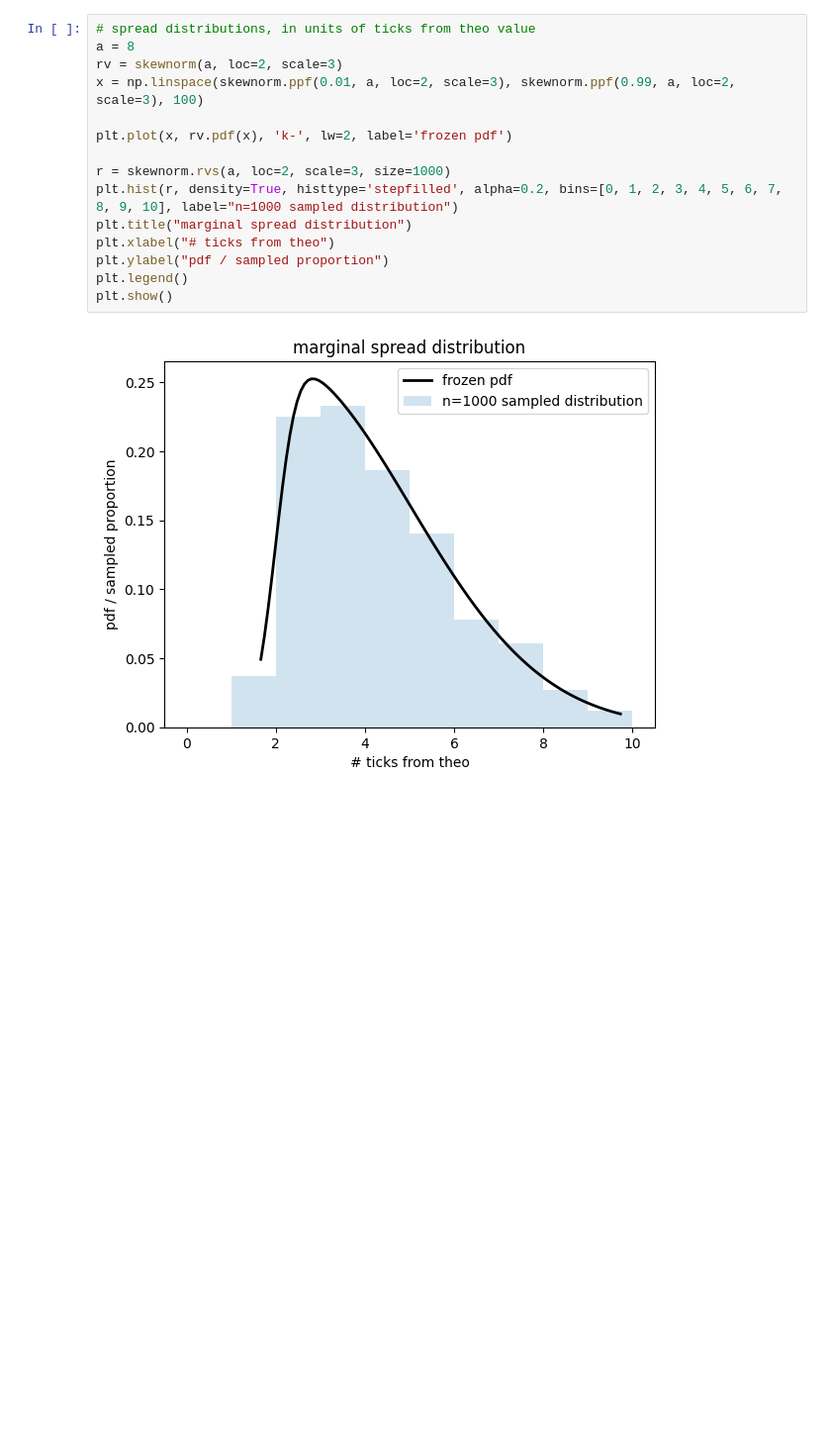
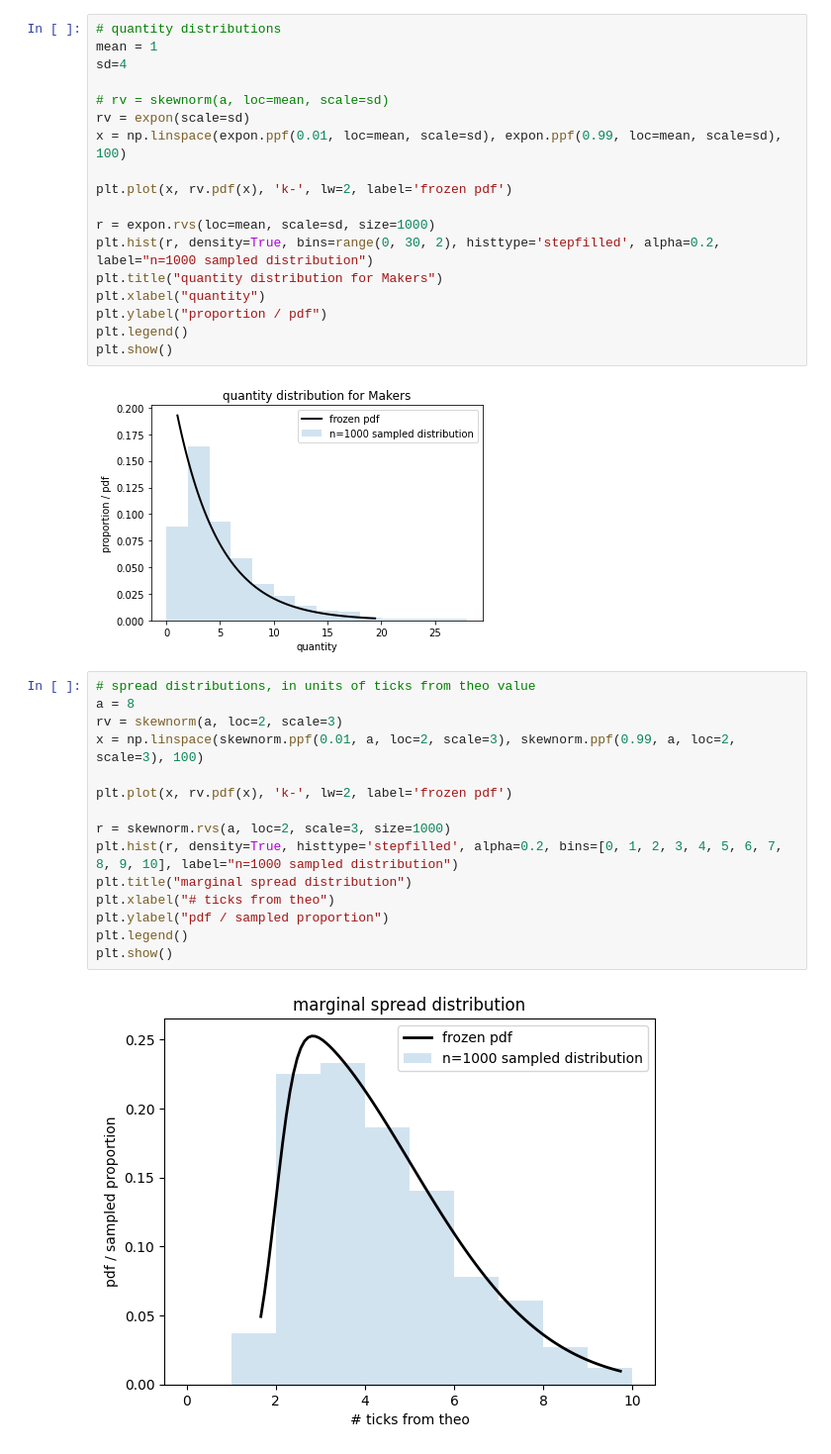
Before and after one commit to albertw-asf/marketSimulationIEOR174, a Jupyter notebook: testing_distributions.ipynb, the cells around one changed output. Shown at 99% size. Cells and saved outputs as stored; diff of their text form; blank space fills up the shorter version.

```diff
--- a/testing_distributions.ipynb
+++ b/testing_distributions.ipynb
@@ -27,3 +27,23 @@ plt.show()
+# %%
+# quantity distributions
+mean = 1
+sd=4
+
+# rv = skewnorm(a, loc=mean, scale=sd)
+rv = expon(scale=sd)
+x = np.linspace(expon.ppf(0.01, loc=mean, scale=sd), expon.ppf(0.99, loc=mean, scale=sd), 100)
+
+plt.plot(x, rv.pdf(x), 'k-', lw=2, label='frozen pdf')
+
+r = expon.rvs(loc=mean, scale=sd, size=1000)
+plt.hist(r, density=True, bins=range(0, 30, 2), histtype='stepfilled', alpha=0.2, label="n=1000 sampled distribution")
+plt.title("quantity distribution for Makers")
+plt.xlabel("quantity")
+plt.ylabel("proportion / pdf")
+plt.legend()
+plt.show()
+# %% [output]
+[figure, added]
 # %%
 # spread distributions, in units of ticks from theo value
 a = 8
```
Also changed, not shown: parts of 2 cells of this notebook, 5 other files.
